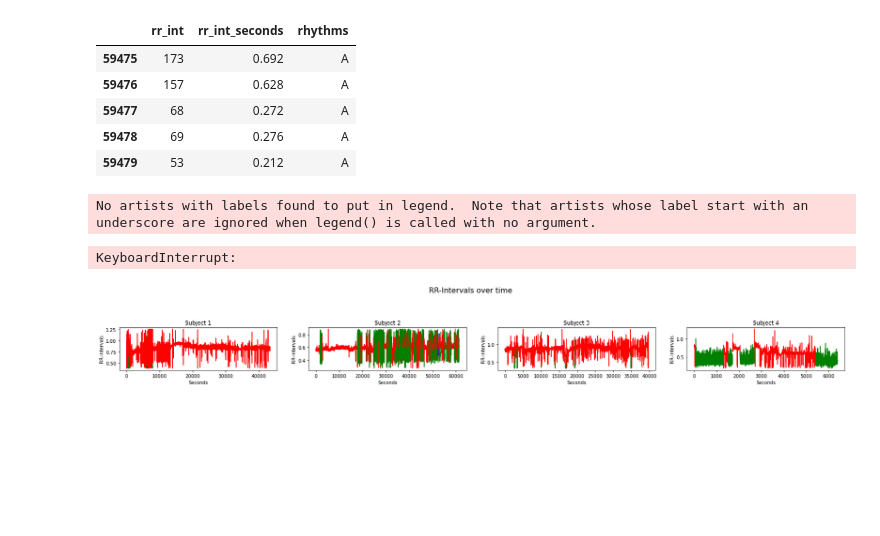
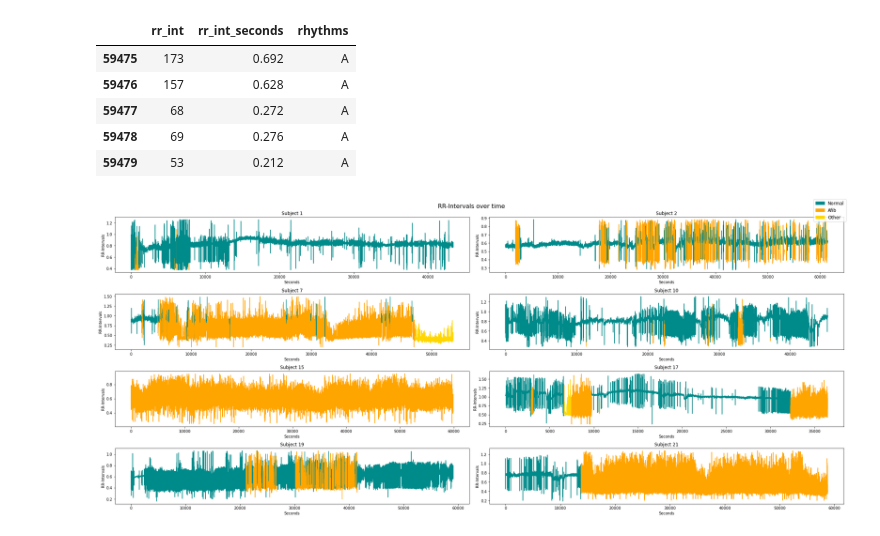
Before and after one commit to SVSM-AFib/2022-svsm-afib-group1, a Jupyter notebook: rr_time_plot.ipynb, the cells around one changed output. Saved outputs shown, nothing was run; the diff lists cells and outputs as text; code cells hidden in the pictures; blank space fills up the shorter version.

Commit message:
fixed plots

```diff
--- a/rr_time_plot.ipynb
+++ b/rr_time_plot.ipynb
@@ -47,43 +48,51 @@ rr_ints[22].tail()
 | 59479 | 53 | 0.212 | A |
 # %%
 plt.figure(figsize=(28, 12))
+selection = [1, 2, 7, 10, 15, 17, 19, 21]
 
-for idx, df in enumerate(rr_ints):
-    ax = plt.subplot(6, 4, idx + 1)
-    ax.set_title('Subject '+str(idx+1))
+for idx, x in enumerate(selection):
+    ax = plt.subplot(4, 2, idx + 1)
+    ax.set_title('Subject '+str(x))
     ax.set_xlabel('Seconds')
     ax.set_ylabel('RR-Intervals')
+
+    df = rr_ints[x-1]
 
     current = df['rhythms'][0]
     currentdata = []
     lastidx = 0
     counter = 0
     for index, row in tqdm(df.iterrows()):
         if index == len(df)-1:
             currentdata.append(row['rr_int_seconds'])
             if current == 'N':
-                ax.plot(list(range(lastidx, index+1)), currentdata, color='red', label='Normal')
+                ax.plot(list(range(lastidx, index+1)), currentdata, color='darkcyan')
             elif current == 'A':
-                ax.plot(list(range(lastidx, index+1)), currentdata, color='green', label='Normal')
+                ax.plot(list(range(lastidx, index+1)), currentdata, color='orange')
             elif current == 'O':
-                ax.plot(list(range(lastidx, index+1)), currentdata, color='blue', label='Normal')
+                ax.plot(list(range(lastidx, index+1)), currentdata, color='gold')
         elif row['rhythms'] == current:
             currentdata.append(row['rr_int_seconds'])
         else:
             if current == 'N':
-                ax.plot(list(range(lastidx, index)), currentdata, color='red', label='Normal')
+                ax.plot(list(range(lastidx, index)), currentdata, color='darkcyan')
             elif current == 'A':
-                ax.plot(list(range(lastidx, index)), currentdata, color='green', label='Normal')
+                ax.plot(list(range(lastidx, index)), currentdata, color='orange')
             elif current == 'O':
-                ax.plot(list(range(lastidx, index)), currentdata, color='blue', label='Normal')
+                ax.plot(list(range(lastidx, index)), currentdata, color='gold')
             lastidx = index
             current = row['rhythms']
             currentdata = [row['rr_int_seconds']]
 
 plt.suptitle('RR-Intervals over time', fontsize=16)
-plt.legend(fontsize='large')
+
+normal_patch = mpatches.Patch(color='darkcyan', label='Normal')
+afib_patch = mpatches.Patch(color='orange', label='Afib')
+other_patch = mpatches.Patch(color='gold', label='Other')
+plt.figlegend([normal_patch, afib_patch, other_patch],
+            ['Normal', 'Afib', 'Other'],
+            fontsize="large",
+            loc = "upper right")
 plt.tight_layout()
 # %% [output]
-No artists with labels found to put in legend.  Note that artists whose label start with an underscore are ignored when legend() is called with no argument.
-KeyboardInterrupt:
-[figure, old version]
+[figure, new version]
```
Also changed, not shown: parts of 1 cell of this notebook, 1 other file.
